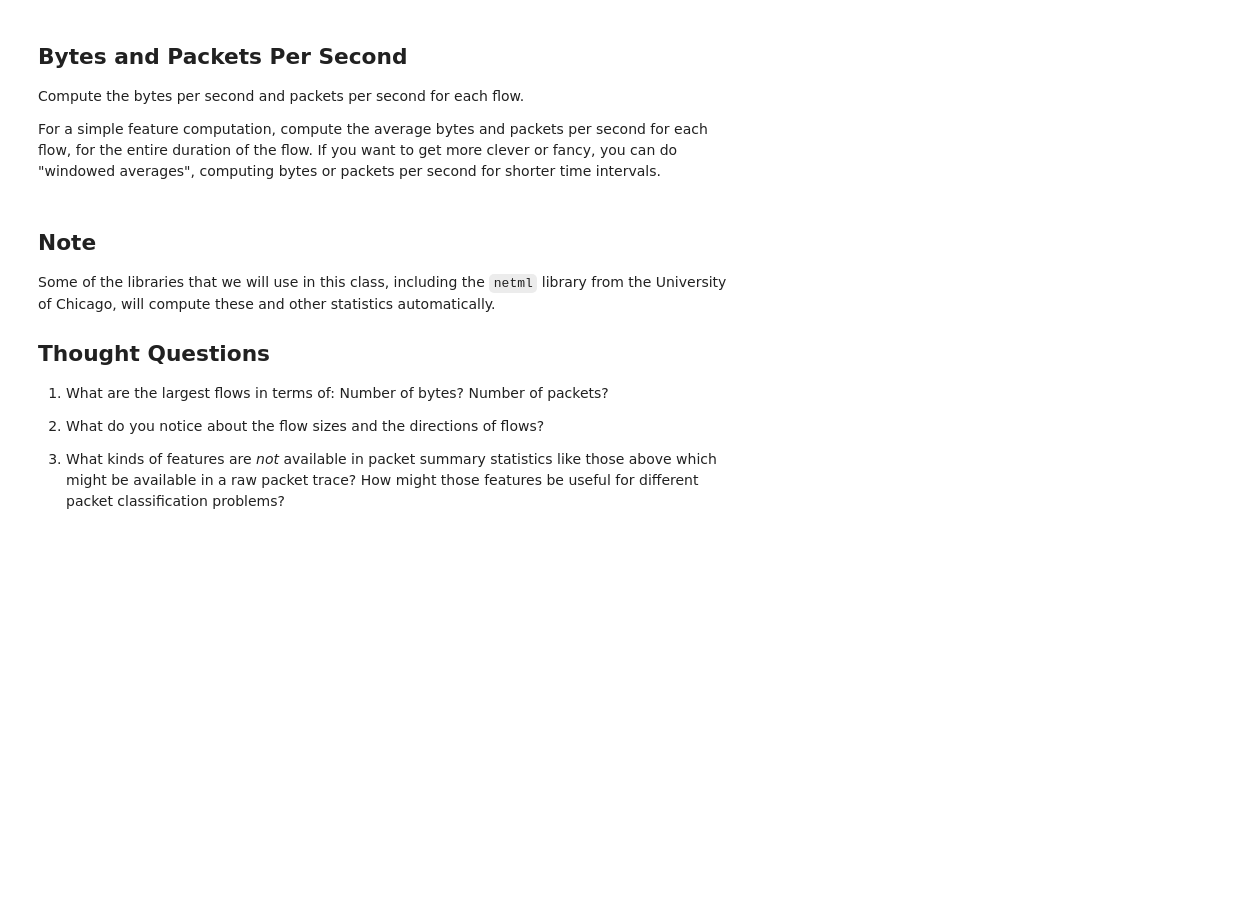
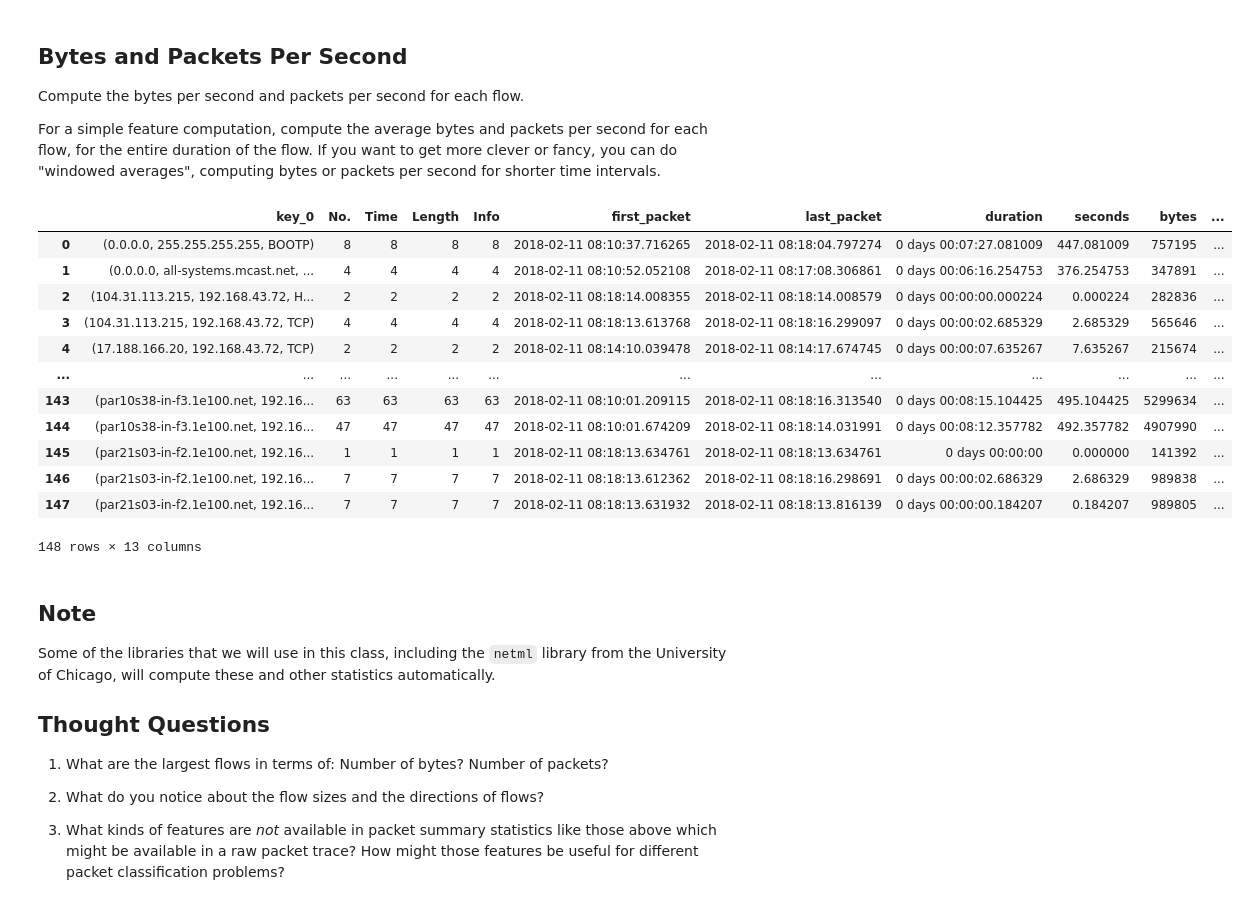
Before and after one commit to md-45/ml-systems-copy, a Jupyter notebook: docs/notebooks/05-Data-Acquisition-Clean.ipynb, the cells around one changed output. Saved outputs shown, nothing was run; the diff lists cells and outputs as text; code cells hidden in the pictures; blank space fills up the shorter version.

```diff
--- a/docs/notebooks/05-Data-Acquisition-Clean.ipynb
+++ b/docs/notebooks/05-Data-Acquisition-Clean.ipynb
@@ -100,6 +100,6 @@ What do you notice about the large flows? What do they look like?
 #Sorted by # of bytes
 #.sort_values(ascending = False) #most larger flows look like video streaming flows, mostly Netflix?
 
-flow_no = ndf.groupby(["Source", "Destination", "Protocol"])["No."].count()
+flow_no = ndf.groupby(["Source", "Destination", "Protocol"])["No."].sum()
 flow_no.sort_values(ascending = False)
 # %% [output]
@@ -141,9 +141,6 @@ Count the number of packets in each flow.
 
 What do you notice about these flows? Are they similar to the largest flows by bytes? Which differ?
 # %%
-# of packets in each flow
-import matplotlib.pyplot as plt
-
-plt.bar(flows_ndf[("Source", "Destination", "Protocol") ], flows_ndf["No."])
-plt.show()
+flow_nop = ndf.groupby(["Source", "Destination", "Protocol"])["No."].count()
+flow_nop.sort_values(ascending = False)
 # %% [output]
@@ -170,5 +164,12 @@ Compute the duration of each flow, by taking the time of the last packet and sub
 
 What are the longest flows in the trace?
 # %%
-flows_ndf["Time"].sort_values(ascending = False)
+ndf["Time"] = pd.to_datetime(ndf["Time"])
+flow_duration = ndf.groupby(["Source", "Destination", "Protocol"])["Time"].agg(
+    first_packet="min",
+    last_packet="max"
+)
+flow_duration["duration"] = flow_duration["last_packet"] - flow_duration["first_packet"]
+
+flow_duration.sort_values("duration", ascending=False)
 # %% [output]
@@ -191,6 +193,35 @@ Name: Time, Length: 148, dtype: int64
 Compute the bytes per second and packets per second for each flow.
 
 For a simple feature computation, compute the average bytes and packets per second for each flow, for the entire duration of the flow.  If you want to get more clever or fancy, you can do "windowed averages", computing bytes or packets per second for shorter time intervals.
+# %%
+#Add above calculation to full df
+merged_flows_ndf = flows_ndf.merge(flow_duration, how="left",on=flows_ndf.index)
+merged_flows_ndf["seconds"] = merged_flows_ndf["duration"].dt.total_seconds()
+
+flow_no_list = flow_no.to_list()
+flow_nop_list = flow_nop.to_list()
+
+merged_flows_ndf["bytes"] = flow_no_list
+merged_flows_ndf["packets"] = flow_nop_list
+
+merged_flows_ndf["bytes per second"] = merged_flows_ndf["bytes"] / merged_flows_ndf["seconds"]
+merged_flows_ndf["packets per second"] = merged_flows_ndf["packets"] / merged_flows_ndf["seconds"]
+
+merged_flows_ndf
+# %% [output]
+|  | key_0 | No. | Time | Length | Info | first_packet | last_packet | duration | seconds | bytes | ... |
+| 0 | (0.0.0.0, 255.255.255.255, BOOTP) | 8 | 8 | 8 | 8 | 2018-02-11 08:10:37.716265 | 2018-02-11 08:18:04.797274 | 0 days 00:07:27.081009 | 447.081009 | 757195 | ... |
+| 1 | (0.0.0.0, all-systems.mcast.net, ... | 4 | 4 | 4 | 4 | 2018-02-11 08:10:52.052108 | 2018-02-11 08:17:08.306861 | 0 days 00:06:16.254753 | 376.254753 | 347891 | ... |
+| 2 | (104.31.113.215, 192.168.43.72, H... | 2 | 2 | 2 | 2 | 2018-02-11 08:18:14.008355 | 2018-02-11 08:18:14.008579 | 0 days 00:00:00.000224 | 0.000224 | 282836 | ... |
+| 3 | (104.31.113.215, 192.168.43.72, TCP) | 4 | 4 | 4 | 4 | 2018-02-11 08:18:13.613768 | 2018-02-11 08:18:16.299097 | 0 days 00:00:02.685329 | 2.685329 | 565646 | ... |
+| 4 | (17.188.166.20, 192.168.43.72, TCP) | 2 | 2 | 2 | 2 | 2018-02-11 08:14:10.039478 | 2018-02-11 08:14:17.674745 | 0 days 00:00:07.635267 | 7.635267 | 215674 | ... |
+| ... | ... | ... | ... | ... | ... | ... | ... | ... | ... | ... | ... |
+| 143 | (par10s38-in-f3.1e100.net, 192.16... | 63 | 63 | 63 | 63 | 2018-02-11 08:10:01.209115 | 2018-02-11 08:18:16.313540 | 0 days 00:08:15.104425 | 495.104425 | 5299634 | ... |
+| 144 | (par10s38-in-f3.1e100.net, 192.16... | 47 | 47 | 47 | 47 | 2018-02-11 08:10:01.674209 | 2018-02-11 08:18:14.031991 | 0 days 00:08:12.357782 | 492.357782 | 4907990 | ... |
+| 145 | (par21s03-in-f2.1e100.net, 192.16... | 1 | 1 | 1 | 1 | 2018-02-11 08:18:13.634761 | 2018-02-11 08:18:13.634761 | 0 days 00:00:00 | 0.000000 | 141392 | ... |
+| 146 | (par21s03-in-f2.1e100.net, 192.16... | 7 | 7 | 7 | 7 | 2018-02-11 08:18:13.612362 | 2018-02-11 08:18:16.298691 | 0 days 00:00:02.686329 | 2.686329 | 989838 | ... |
+| 147 | (par21s03-in-f2.1e100.net, 192.16... | 7 | 7 | 7 | 7 | 2018-02-11 08:18:13.631932 | 2018-02-11 08:18:13.816139 | 0 days 00:00:00.184207 | 0.184207 | 989805 | ... |
+148 rows × 13 columns
 # %% [markdown]
 ## Note
 
```
Also changed, not shown: parts of 5 cells of this notebook.
